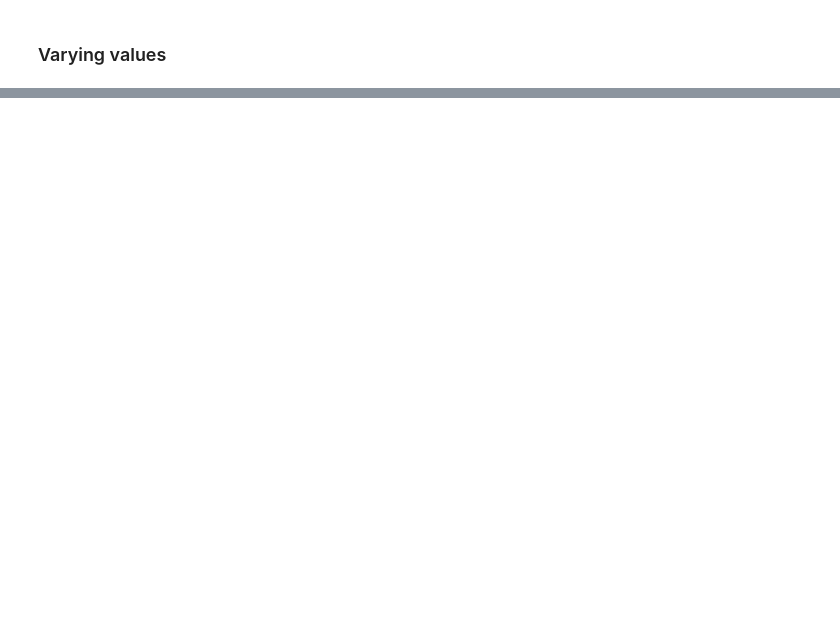
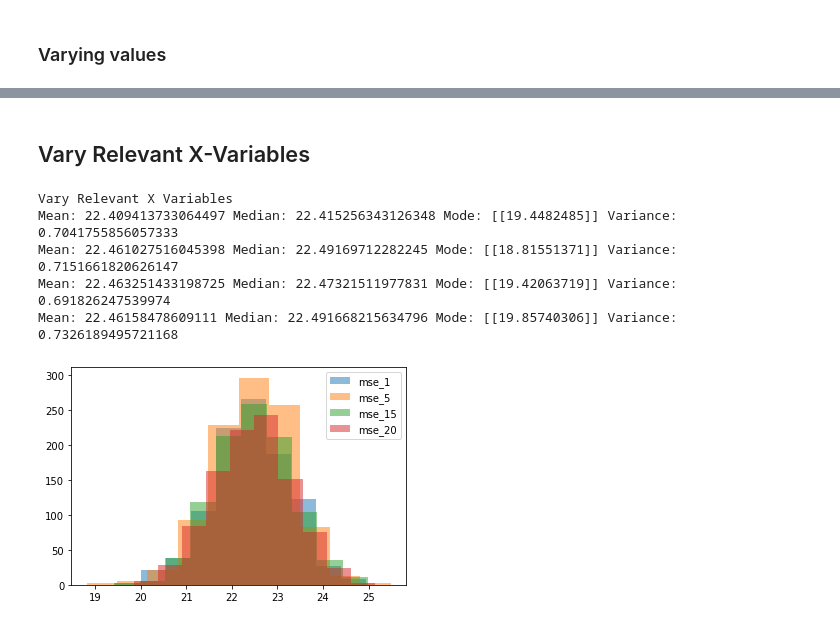
Before and after one commit to ericschulman/nonparam_vuong, a Jupyter notebook: lasso/lasso_est2.ipynb, the cells around one changed output, grey strips where cells are left out. Saved outputs shown, nothing was run; the diff lists cells and outputs as text; code cells hidden in the pictures; blank space fills up the shorter version.

```diff
--- a/lasso/lasso_est2.ipynb
+++ b/lasso/lasso_est2.ipynb
@@ -407,0 +408,2 @@ Mean: 3.9882861391474185 Median: 3.981144487073337 Mode: [[2.39423522]] Variance
+# %% [markdown]
+## Vary Relevant X-Variables
@@ -407,0 +489,28 @@ Mean: 3.9882861391474185 Median: 3.981144487073337 Mode: [[2.39423522]] Variance
+# %%
+# Vary number of relevant x variables
+def vary_relevant_xvars(model):
+    k = [1,5,15,20]
+    c = [24,20,10,5]
+    m = 1
+    a = 0.1
+    n = 1000
+    for i, j in zip(k, c):
+        y, x_1, x_2 = gen_data(nobs=n, num_cov=i, m=m, num_relevant_cov=j)
+        x = setup_test_params(y, x_1, x_2, a, model)
+        lst = []
+        for l in range(1000):
+            results = setup_test_mse(n, i, a, m, j, model)
+            lst.append(results)
+        output = mse(lst, n, i, model)
+    plt.legend()
+    plt.show()
+# %%
+print('Vary Relevant X Variables')
+vary_relevant_xvars(1)
+# %% [output]
+Vary Relevant X Variables
+Mean: 22.409413733064497 Median: 22.415256343126348 Mode: [[19.4482485]] Variance: 0.7041755856057333
+Mean: 22.461027516045398 Median: 22.49169712282245 Mode: [[18.81551371]] Variance: 0.7151661820626147
+Mean: 22.463251433198725 Median: 22.47321511977831 Mode: [[19.42063719]] Variance: 0.691826247539974
+Mean: 22.46158478609111 Median: 22.491668215634796 Mode: [[19.85740306]] Variance: 0.7326189495721168
+[figure, added]
```
Also changed, not shown: parts of 22 cells of this notebook, 1 other file.
